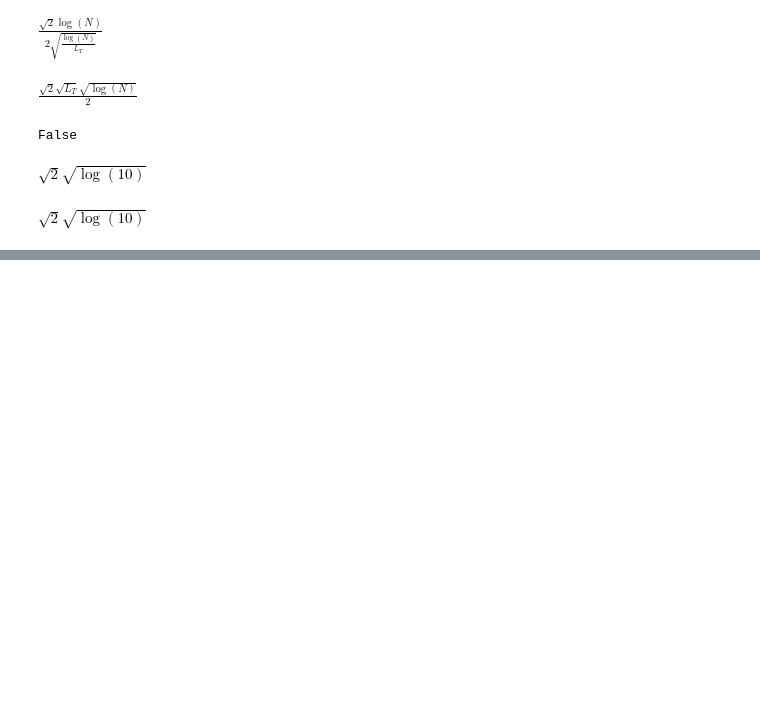
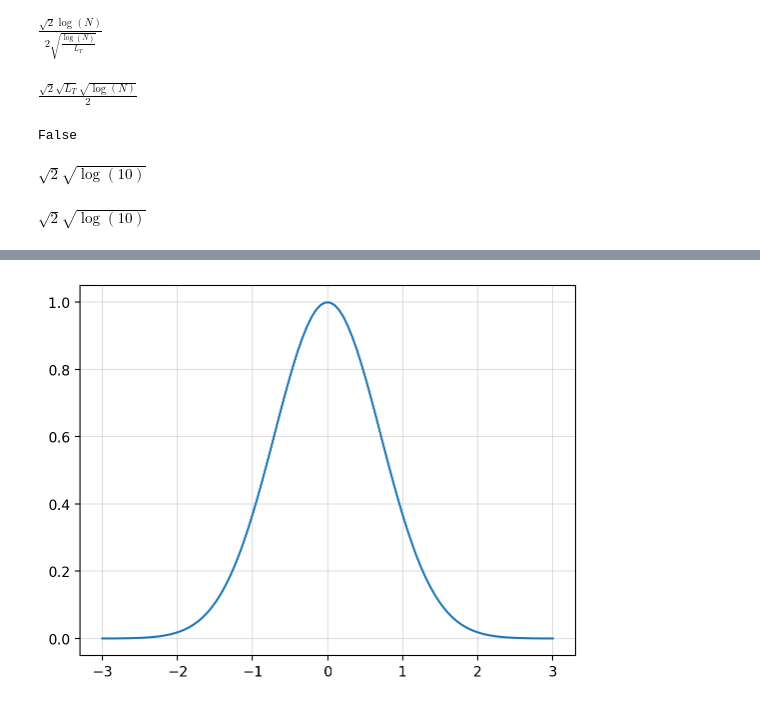
Before and after one commit to gerdm/prediction-learning-games, a Jupyter notebook: ch02-prediction-with-expert-advice/03-some-derivations.ipynb, the cells around one changed output, grey strips where cells are left out. Cells and saved outputs as stored; diff of their text form; code cells hidden in the pictures; blank space fills up the shorter version.

```diff
--- a/ch02-prediction-with-expert-advice/03-some-derivations.ipynb
+++ b/ch02-prediction-with-expert-advice/03-some-derivations.ipynb
@@ -53,0 +84,11 @@ $\displaystyle \sqrt{2} \sqrt{\log{\left(10 \right)}}$
+# %%
+M = 1
+def h(x):
+    val = np.exp(-x ** 2)
+    return np.clip(val, -M, M)
+# %%
+xvals = np.linspace(-3, 3, 100)
+plt.plot(xvals, h(xvals))
+plt.grid(alpha=0.4)
+# %% [output]
+[figure, added]
```
Also changed, not shown: parts of 3 cells of this notebook.
